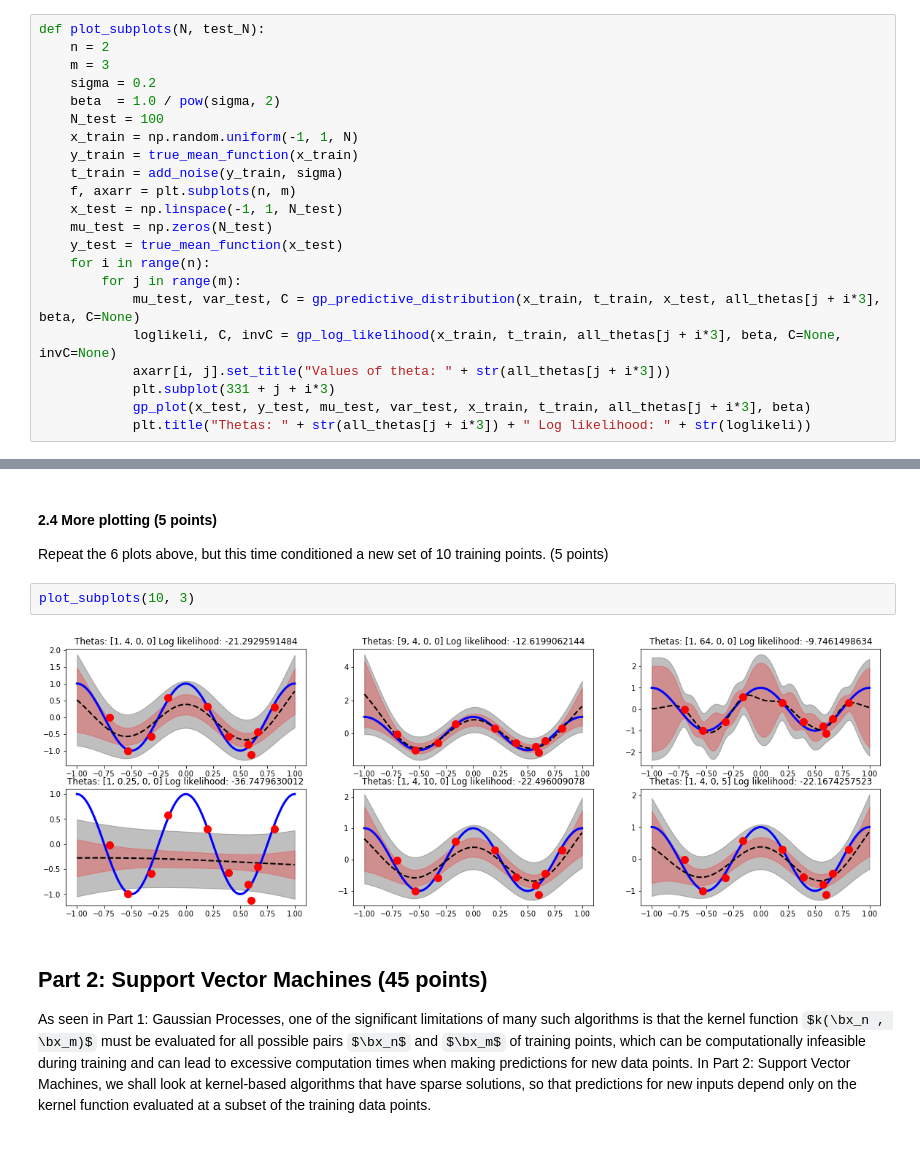
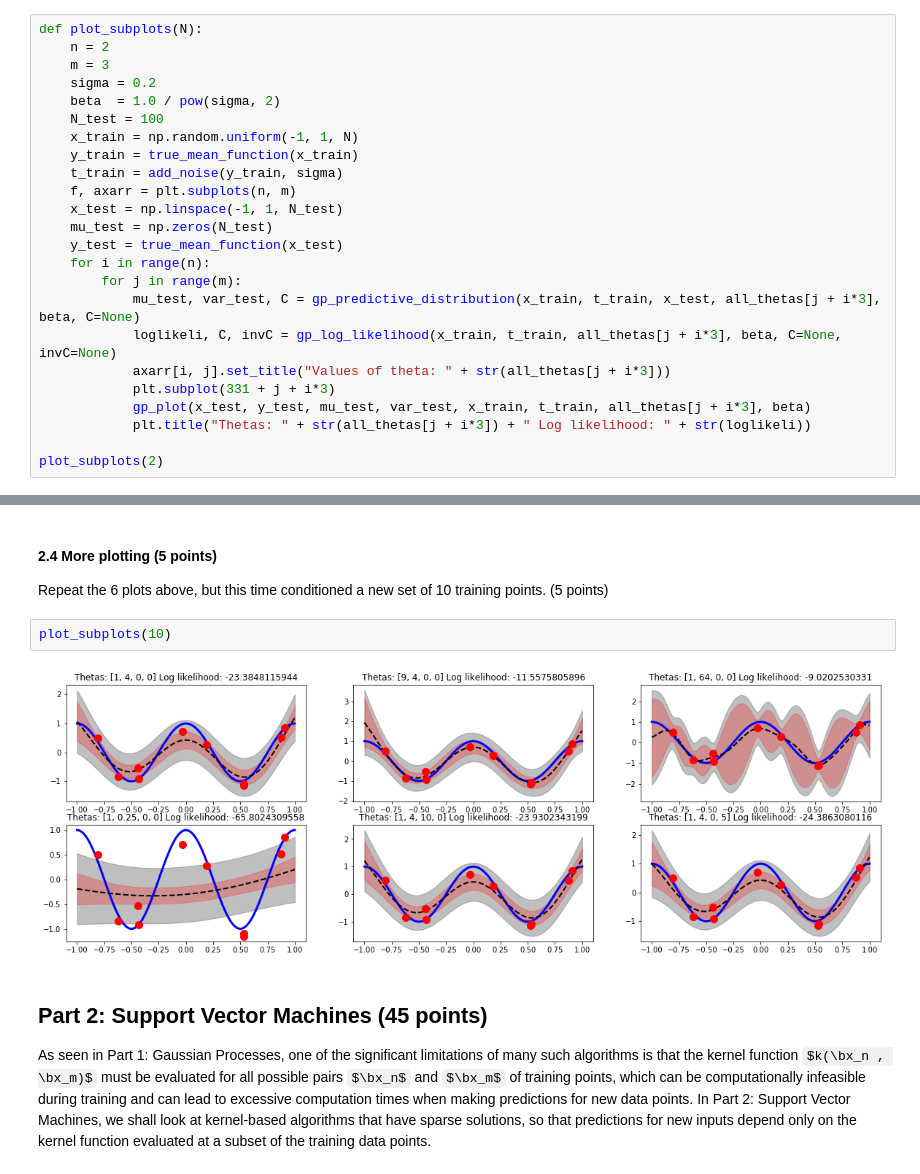
Before and after one commit to Lukx19/UvA-ML1, a Jupyter notebook: 10158006_10185453_11896493_lab3.ipynb, the cells around one changed output, grey strips where cells are left out. Saved outputs shown, nothing was run; the diff lists cells and outputs as text; some formulas as TeX source.

Commit message:
called plot func - official final commit woehoe

```diff
--- a/10158006_10185453_11896493_lab3.ipynb
+++ b/10158006_10185453_11896493_lab3.ipynb
@@ -249,7 +249,7 @@ def gp_plot( x_test, y_test, mean_test, var_test, x_train, t_train, theta, beta
     plt.fill_between(x_test, mean_test+2*std_model,mean_test-2*std_model, color='r', alpha=0.25)
     plt.plot(x_train, t_train, 'ro', ms=10)
 # %%
-def plot_subplots(N, test_N):
+def plot_subplots(N):
     n = 2
     m = 3
     sigma = 0.2
@@ -270,3 +270,5 @@ def plot_subplots(N, test_N):
             plt.subplot(331 + j + i*3)
             gp_plot(x_test, y_test, mu_test, var_test, x_train, t_train, all_thetas[j + i*3], beta)
             plt.title("Thetas: " + str(all_thetas[j + i*3]) + " Log likelihood: " + str(loglikeli))
+
+plot_subplots(2)
@@ -274,9 +278,9 @@ def plot_subplots(N, test_N):
 #### 2.4 More plotting (5 points)
 Repeat the 6 plots above, but this time conditioned a new set of 10 training points. (5 points)
 # %%
-plot_subplots(10, 3)
+plot_subplots(10)
 # %% [output]
-[figure, old version]
+[figure, new version]
 # %% [markdown]
 ## Part 2: Support Vector Machines (45 points)
 As seen in Part 1: Gaussian Processes, one of the significant limitations of many such algorithms is that the kernel function $k(\bx_n , \bx_m)$ must be evaluated for all possible pairs $\bx_n$ and $\bx_m$ of training points, which can be computationally infeasible during training and can lead to excessive computation times when making predictions for new data points.
```
Also changed, not shown: parts of 3 cells of this notebook.
